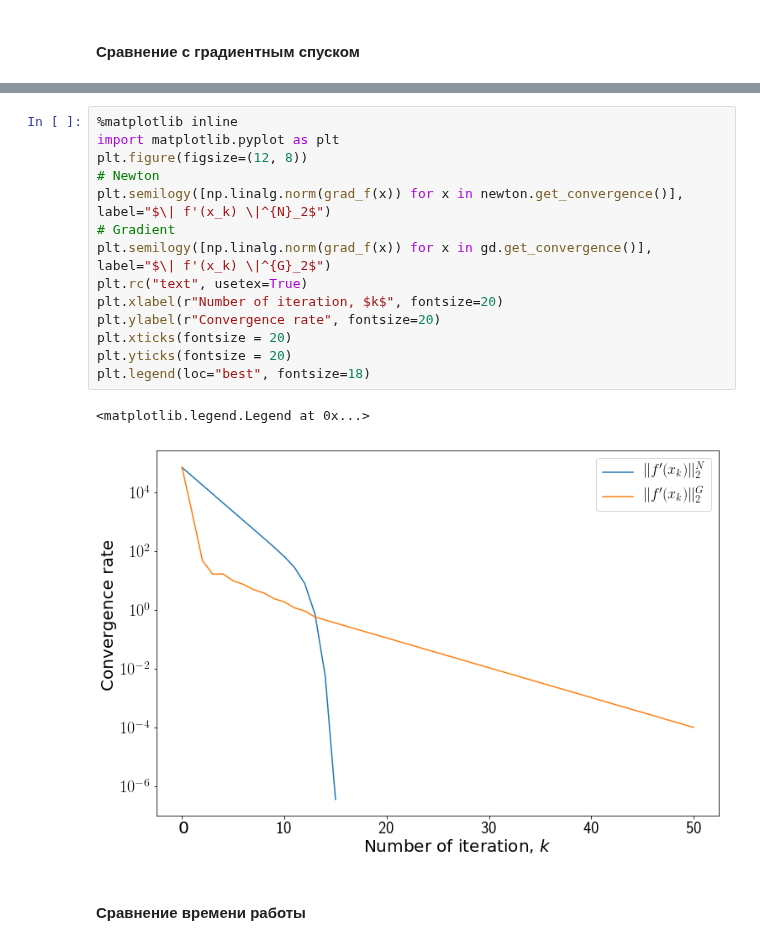
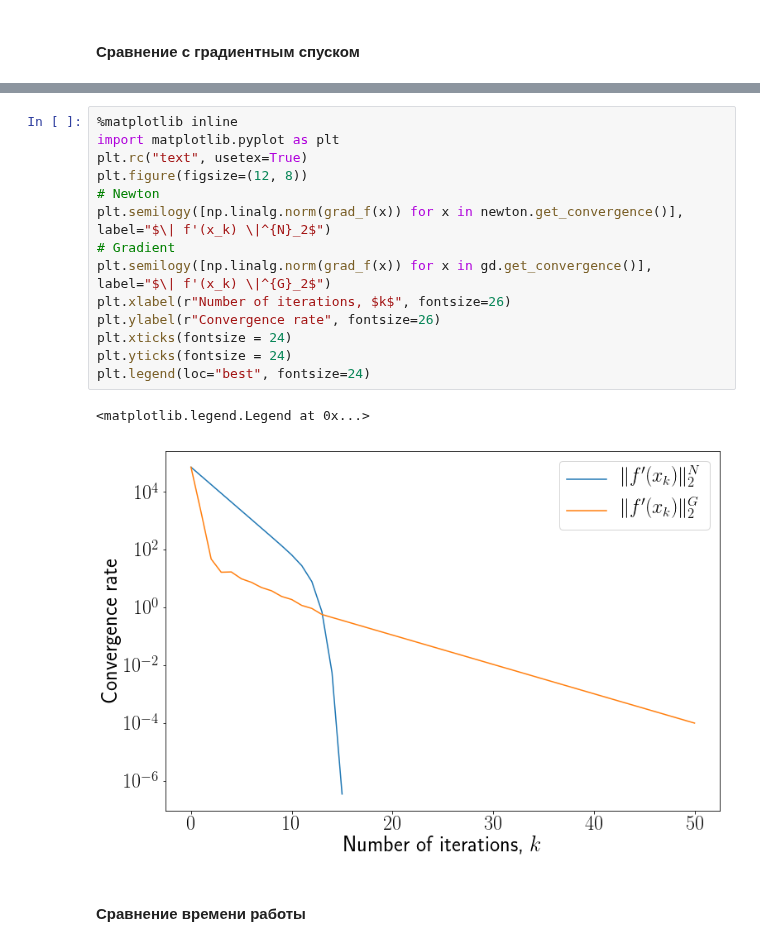
Before and after one commit to amkatrutsa/optimization_course, a Jupyter notebook: 14-Newton/Seminar14.ipynb, the cells around one changed output, grey strips where cells are left out. Cells and saved outputs as stored; diff of their text form.

```diff
--- a/14-Newton/Seminar14.ipynb
+++ b/14-Newton/Seminar14.ipynb
@@ -240,20 +241,20 @@ Norm of gradient = 0.00010077888531043689
 # %%
 %matplotlib inline
 import matplotlib.pyplot as plt
+plt.rc("text", usetex=True)
 plt.figure(figsize=(12, 8))
 # Newton
 plt.semilogy([np.linalg.norm(grad_f(x)) for x in newton.get_convergence()], label="$\| f'(x_k) \|^{N}_2$")
 # Gradient
 plt.semilogy([np.linalg.norm(grad_f(x)) for x in gd.get_convergence()], label="$\| f'(x_k) \|^{G}_2$")
-plt.rc("text", usetex=True)
-plt.xlabel(r"Number of iteration, $k$", fontsize=20)
-plt.ylabel(r"Convergence rate", fontsize=20)
-plt.xticks(fontsize = 20)
-plt.yticks(fontsize = 20)
-plt.legend(loc="best", fontsize=18)
+plt.xlabel(r"Number of iterations, $k$", fontsize=26)
+plt.ylabel(r"Convergence rate", fontsize=26)
+plt.xticks(fontsize = 24)
+plt.yticks(fontsize = 24)
+plt.legend(loc="best", fontsize=24)
 # %% [output]
 <matplotlib.legend.Legend at 0x...>
-[figure, old version]
+[figure, new version]
 # %% [markdown]
 #### Сравнение времени работы
 # %%
```
Also changed, not shown: parts of 35 cells of this notebook.
